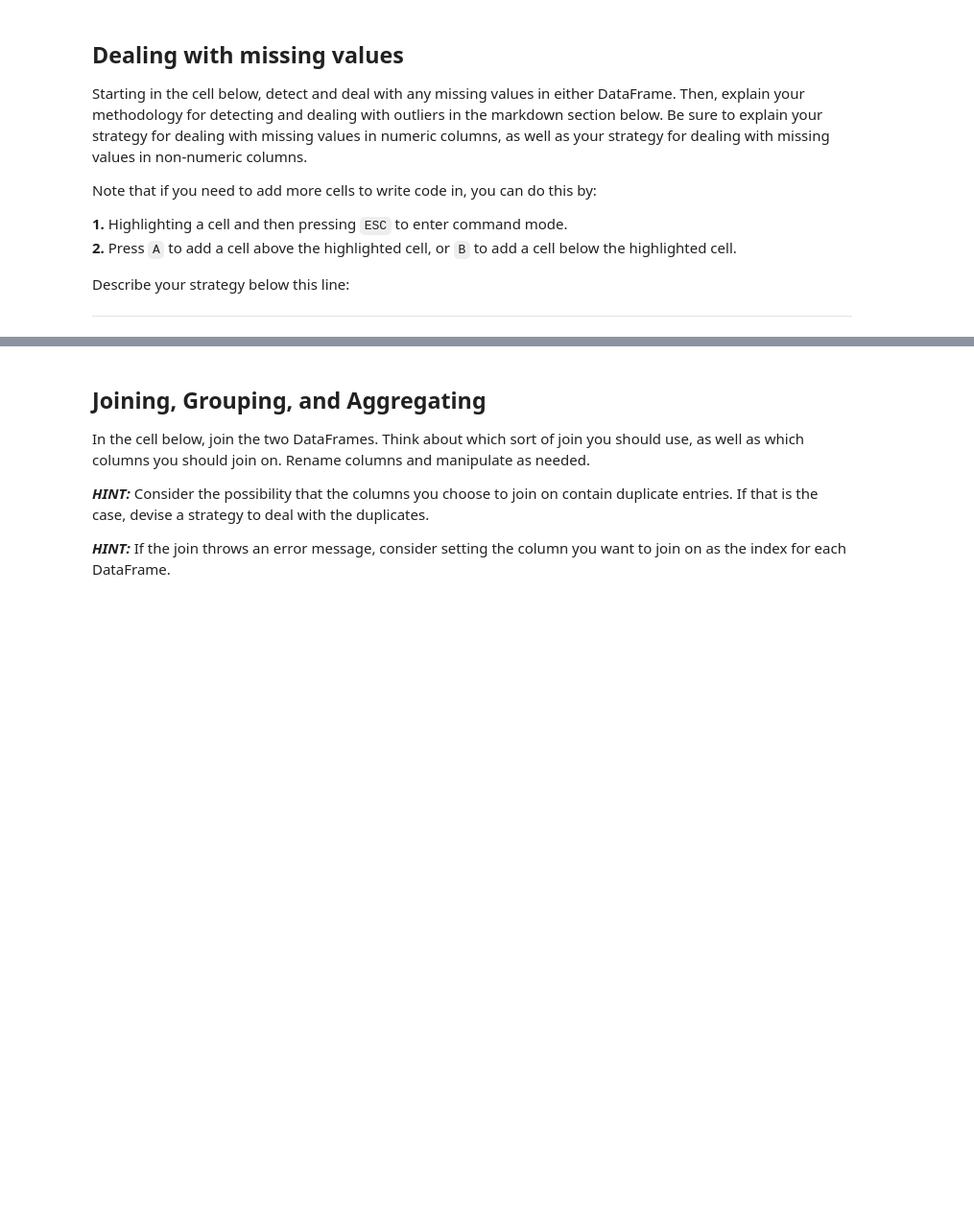
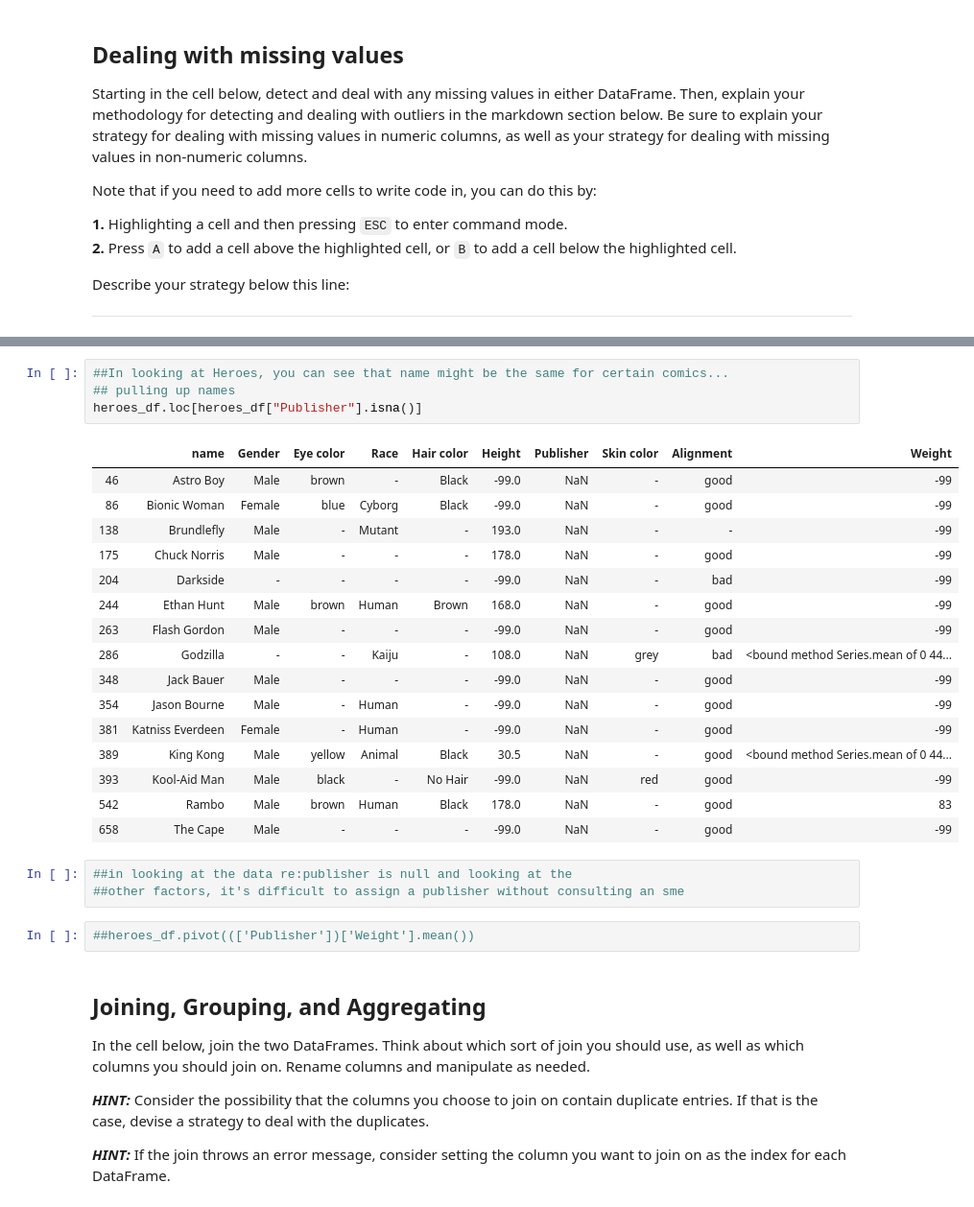
Before and after one commit to andiosika/dsc-data-cleaning-project-online-ds-pt-100719, a Jupyter notebook: index.ipynb, the cells around one changed output, grey strips where cells are left out. Shown: that part at 96% size. Drawn from its saved outputs; the diff is of its cells as text; blank space fills up the shorter version.

```diff
--- a/index.ipynb
+++ b/index.ipynb
@@ -172,3 +202,29 @@ ________________________________________________________________________________
+# %%
+##In looking at Heroes, you can see that name might be the same for certain comics...
+## pulling up names
+heroes_df.loc[heroes_df["Publisher"].isna()]
+# %% [output]
+|  | name | Gender | Eye color | Race | Hair color | Height | Publisher | Skin color | Alignment | Weight |
+| 46 | Astro Boy | Male | brown | - | Black | -99.0 | NaN | - | good | -99 |
+| 86 | Bionic Woman | Female | blue | Cyborg | Black | -99.0 | NaN | - | good | -99 |
+| 138 | Brundlefly | Male | - | Mutant | - | 193.0 | NaN | - | - | -99 |
+| 175 | Chuck Norris | Male | - | - | - | 178.0 | NaN | - | good | -99 |
+| 204 | Darkside | - | - | - | - | -99.0 | NaN | - | bad | -99 |
+| 244 | Ethan Hunt | Male | brown | Human | Brown | 168.0 | NaN | - | good | -99 |
+| 263 | Flash Gordon | Male | - | - | - | -99.0 | NaN | - | good | -99 |
+| 286 | Godzilla | - | - | Kaiju | - | 108.0 | NaN | grey | bad | <bound method Series.mean of 0 44... |
+| 348 | Jack Bauer | Male | - | - | - | -99.0 | NaN | - | good | -99 |
+| 354 | Jason Bourne | Male | - | Human | - | -99.0 | NaN | - | good | -99 |
+| 381 | Katniss Everdeen | Female | - | Human | - | -99.0 | NaN | - | good | -99 |
+| 389 | King Kong | Male | yellow | Animal | Black | 30.5 | NaN | - | good | <bound method Series.mean of 0 44... |
+| 393 | Kool-Aid Man | Male | black | - | No Hair | -99.0 | NaN | red | good | -99 |
+| 542 | Rambo | Male | brown | Human | Black | 178.0 | NaN | - | good | 83 |
+| 658 | The Cape | Male | - | - | - | -99.0 | NaN | - | good | -99 |
+# %%
+##in looking at the data re:publisher is null and looking at the
+##other factors, it's difficult to assign a publisher without consulting an sme
+# %%
+##heroes_df.pivot((['Publisher'])['Weight'].mean())
 # %% [markdown]
 ## Joining, Grouping, and Aggregating
 
```
Also changed, not shown: parts of 18 cells of this notebook.
